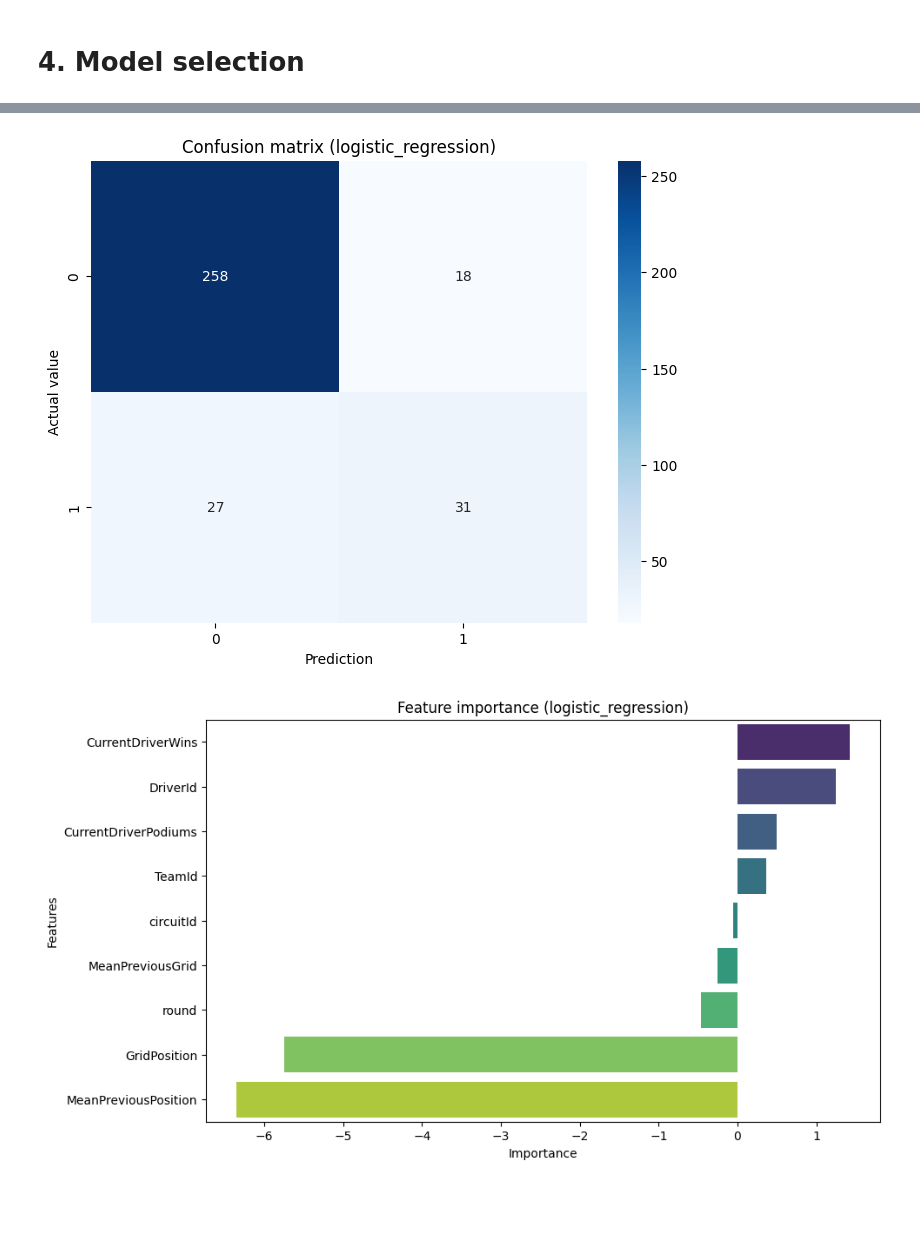
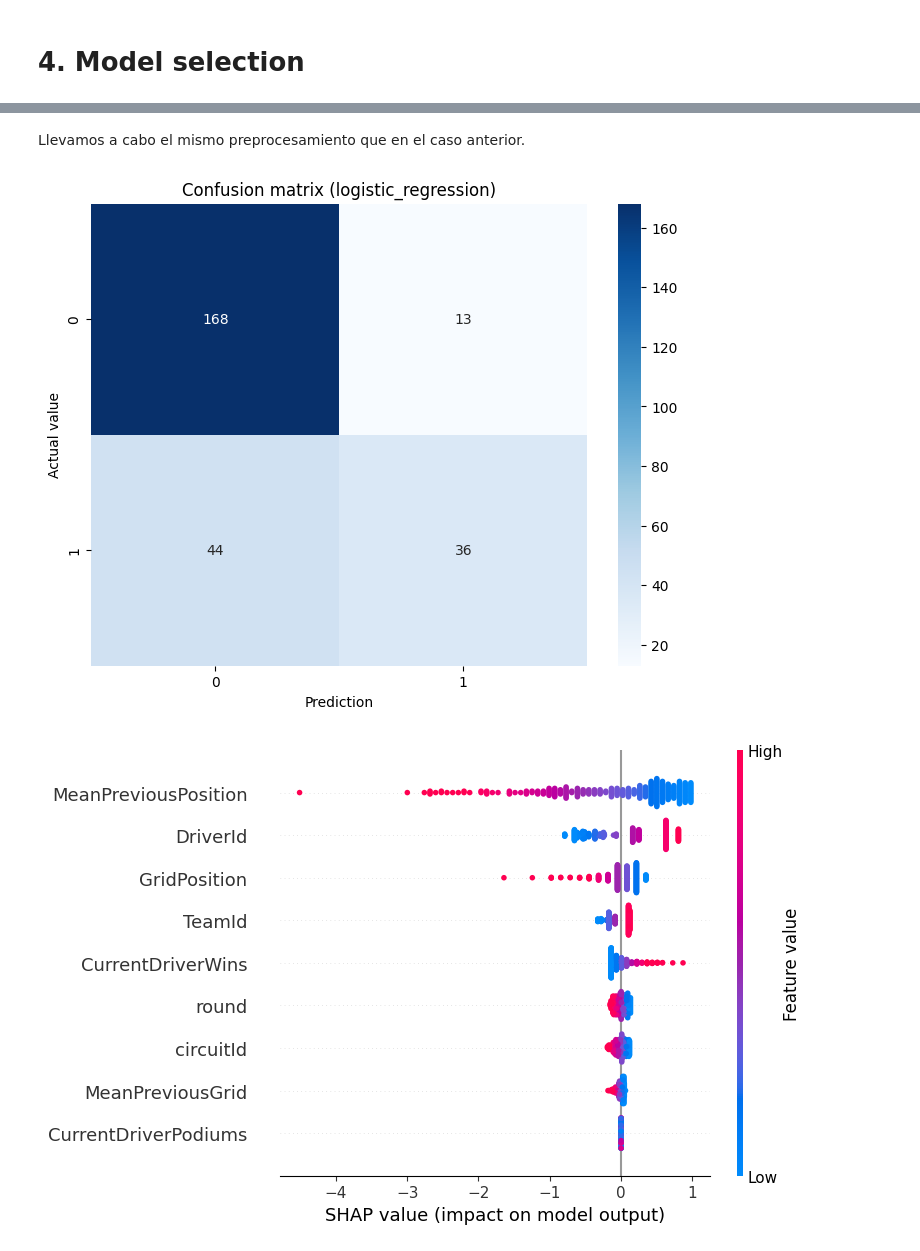
Before and after one commit to SupernovaIa/Formula-1-ML-Project, a Jupyter notebook: notebook/B2-Model-Classification.ipynb, the cells around one changed output, grey strips where cells are left out. Drawn from its saved outputs; the diff is of its cells as text; code cells hidden in the pictures; blank space fills up the shorter version.

Commit message:
Model classification (wip)

```diff
--- a/notebook/B2-Model-Classification.ipynb
+++ b/notebook/B2-Model-Classification.ipynb
@@ -156,0 +196,10 @@ for model in model_list:
+# %%
+model = "xgboost"
+
+# Fit model
+models.fit_model(model, file_name=model, cross_validation=10)
+
+# Get metrics and store them
+df_current_results = models.get_metrics(model)
+df_current_results["model"] = model
+df_results = pd.concat([df_results, df_current_results], axis=0)
@@ -171,7 +292,7 @@ df = pd.read_csv('../data/output/featured_results.csv', index_col=0)
 # %%
-threshold = 5
+threshold = 3
 
-mask = (df['Position'] < threshold) | (df['GridPosition'] < threshold)
+mask = (df['Position'] <= threshold) | (df['GridPosition'] <= threshold)
 
 df = df[mask]
 
@@ -188,3 +303,5 @@ df.shape
+# %% [markdown]
+Llevamos a cabo el mismo preprocesamiento que en el caso anterior.
 # %%
 encoding_methods = {"onehot": [],
                     "target": ['DriverId', 'TeamId'],
@@ -198,20 +315,24 @@ scaling = 'minmax'
 df_encoded, df_scaled = preprocess(df, encoding_methods, scaling, target_variable=target)
 # %%
 models = ClassificationModels(df_scaled, target)
+# %%
+df_results_balanced = pd.DataFrame()
 # %%
-# model_list = ["logistic_regression", "tree", "random_forest", "gradient_boosting", "xgboost"]
 model_list = ["logistic_regression", "xgboost"]
 
 for model in model_list:
 
-    models.fit_model(model, file_name=model)
+    # Fit model
+    models.fit_model(model, file_name=f"{model}_balanced", cross_validation=10)
+
+    # Plots
     models.plot_confusion_matrix(model)
-    models.plot_predictors_importance(model)
     models.plot_shap_summary(model)
+
+    # Get metrics
     df_current_results = models.get_metrics(model)
     df_current_results["model"] = model
-    df_results = pd.concat([df_results, df_current_results], axis=0)
-    models.plot_precision_recall_curve(model)
+    df_results_balanced = pd.concat([df_results_balanced, df_current_results], axis=0)
 # %% [output]
-[figure, old version]
+[figure, new version]
-[figure, old version]
+[figure, new version]
```
Also changed, not shown: parts of 49 cells of this notebook, 8 other files.
